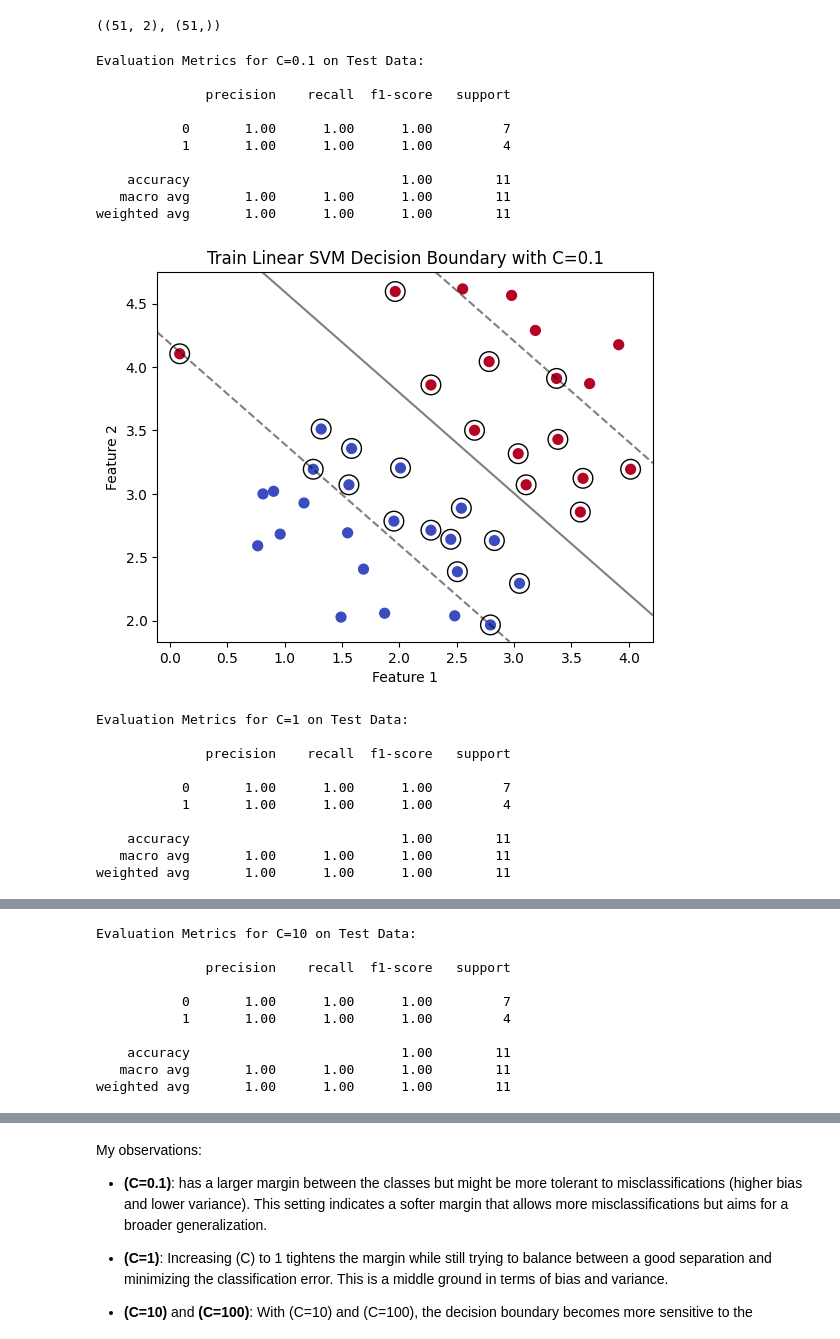
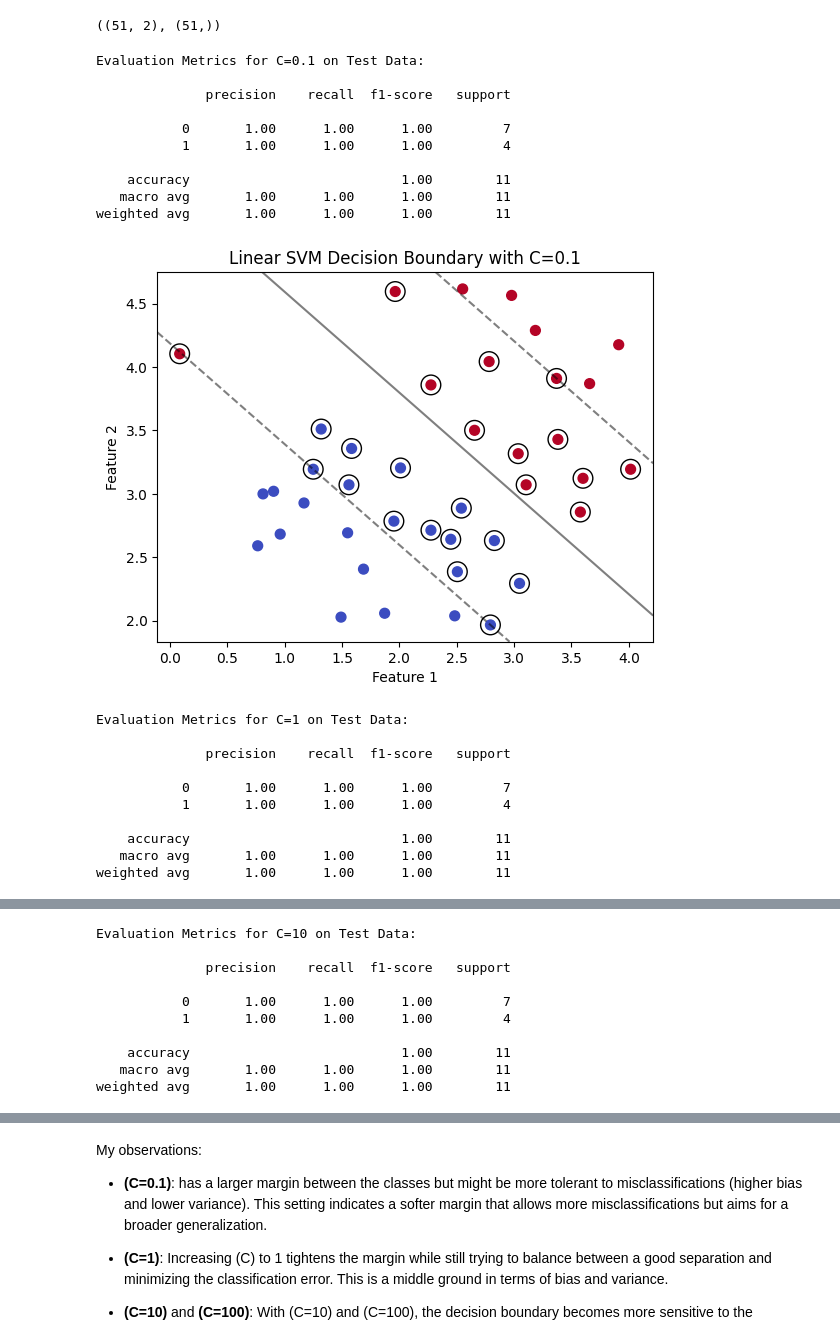
Before and after one commit to gabrieldeolaguibel/ML-Projects, a Jupyter notebook: assignments/practical_session4/session_12-SVMs.ipynb, the cells around one changed output, grey strips where cells are left out. Cells and saved outputs as stored; diff of their text form; code cells hidden in the pictures.

```diff
--- a/assignments/practical_session4/session_12-SVMs.ipynb
+++ b/assignments/practical_session4/session_12-SVMs.ipynb
@@ -43,9 +43,9 @@ from sklearn.metrics import classification_report
 X_train, X_test, y_train, y_test = train_test_split(X, y, test_size=0.2, random_state=42)
 
 # Modify the function to fit SVM on training data and evaluate on test data
-def plot_and_evaluate_svm(X_train, y_train, X_test, y_test, C=1.0):
+def plot_and_evaluate_svm(X_train, y_train, X_test, y_test, C):
     # Fit the SVM model on training data
-    svc = SVC(C=C, kernel='linear')
+    svc = SVC(C=C, kernel='linear') # standard linear kernel
     svc.fit(X_train, y_train)
 
     # Evaluate the model on the test set
@@ -53,42 +53,42 @@ def plot_and_evaluate_svm(X_train, y_train, X_test, y_test, C=1.0):
     print(f"Evaluation Metrics for C={C} on Test Data:\n")
     print(classification_report(y_test, y_pred))
 
-    # Plot decision boundary using training data
+    # Plot decision boundary
     plt.scatter(X_train[:, 0], X_train[:, 1], c=y_train, cmap='coolwarm', s=50)
     ax = plt.gca()
     xlim = ax.get_xlim()
     ylim = ax.get_ylim()
     xx, yy = np.meshgrid(np.linspace(xlim[0], xlim[1], 50),
                          np.linspace(ylim[0], ylim[1], 50))
     xy = np.vstack([xx.ravel(), yy.ravel()]).T
     Z = svc.decision_function(xy).reshape(xx.shape)
     ax.contour(xx, yy, Z, colors='k', levels=[-1, 0, 1], alpha=0.5,
                linestyles=['--', '-', '--'])
     ax.scatter(svc.support_vectors_[:, 0], svc.support_vectors_[:, 1], s=200,
                linewidth=1, facecolors='none', edgecolors='k')
     plt.xlabel('Feature 1')
     plt.ylabel('Feature 2')
-    plt.title(f'Train Linear SVM Decision Boundary with C={C}')
+    plt.title(f'Linear SVM Decision Boundary with C={C}')
     plt.show()
 
 # Values of C to test and compare
 C_values = [0.1, 1, 10, 100]
 
 # Plot decision boundaries for different values of C
 for C in C_values:
     plot_and_evaluate_svm(X_train, y_train, X_test, y_test, C)
 # %% [output]
 Evaluation Metrics for C=0.1 on Test Data:
 
               precision    recall  f1-score   support
 
            0       1.00      1.00      1.00         7
            1       1.00      1.00      1.00         4
 
     accuracy                           1.00        11
    macro avg       1.00      1.00      1.00        11
 weighted avg       1.00      1.00      1.00        11
-[figure, old version]
+[figure, new version]
 Evaluation Metrics for C=1 on Test Data:
 
               precision    recall  f1-score   support
```
Also changed, not shown: parts of 17 cells of this notebook, 4 other files.
